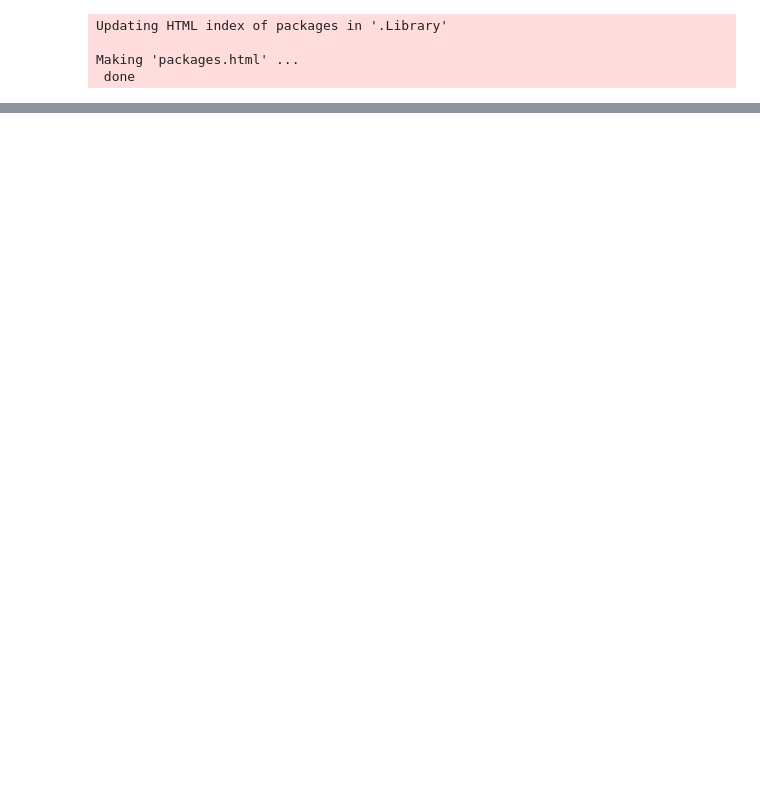
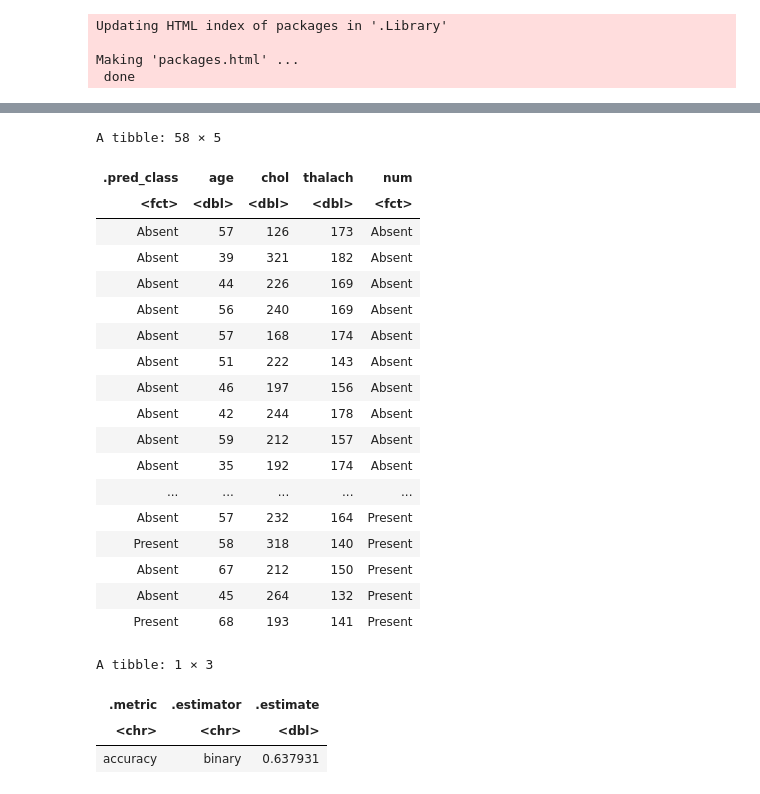
Before and after one commit to RachelCSmith/DSCI_project, a Jupyter notebook: Project_Report_Group41.ipynb, the cells around one changed output, grey strips where cells are left out. Drawn from its saved outputs; the diff is of its cells as text; code cells hidden in the pictures; blank space fills up the shorter version.

Commit message:
began formatting & predictor code

```diff
--- a/Project_Report_Group41.ipynb
+++ b/Project_Report_Group41.ipynb
@@ -208,2 +200,42 @@ A tibble: 2 × 2
 # %%
 # Make K = 61? Unsure why there is a huge peak at K=1
+# %%
+new_spec<-nearest_neighbor(weight_func = "rectangular", neighbors = 61) |>
+set_engine("kknn") |>
+set_mode("classification")
+
+new_results <- workflow() |>
+add_recipe(cleveland_recipe_scale) |>
+add_model(new_spec) |>
+fit(data=cleveland_train)
+
+cleveland_test_predictions<-predict(new_results,cleveland_test)|>
+    bind_cols(cleveland_test)
+cleveland_test_predictions
+
+cleveland_test_predictions|>metrics(truth=num,estimate=.pred_class)|>
+    filter(.metric=="accuracy")
+# %% [output]
+A tibble: 58 × 5
+| .pred_class | age | chol | thalach | num |
+| <fct> | <dbl> | <dbl> | <dbl> | <fct> |
+| Absent | 57 | 126 | 173 | Absent |
+| Absent | 39 | 321 | 182 | Absent |
+| Absent | 44 | 226 | 169 | Absent |
+| Absent | 56 | 240 | 169 | Absent |
+| Absent | 57 | 168 | 174 | Absent |
+| Absent | 51 | 222 | 143 | Absent |
+| Absent | 46 | 197 | 156 | Absent |
+| Absent | 42 | 244 | 178 | Absent |
+| Absent | 59 | 212 | 157 | Absent |
+| Absent | 35 | 192 | 174 | Absent |
+| ... | ... | ... | ... | ... |
+| Absent | 57 | 232 | 164 | Present |
+| Present | 58 | 318 | 140 | Present |
+| Absent | 67 | 212 | 150 | Present |
+| Absent | 45 | 264 | 132 | Present |
+| Present | 68 | 193 | 141 | Present |
+A tibble: 1 × 3
+| .metric | .estimator | .estimate |
+| <chr> | <chr> | <dbl> |
+| accuracy | binary | 0.637931 |
```
Also changed, not shown: parts of 9 cells of this notebook.
